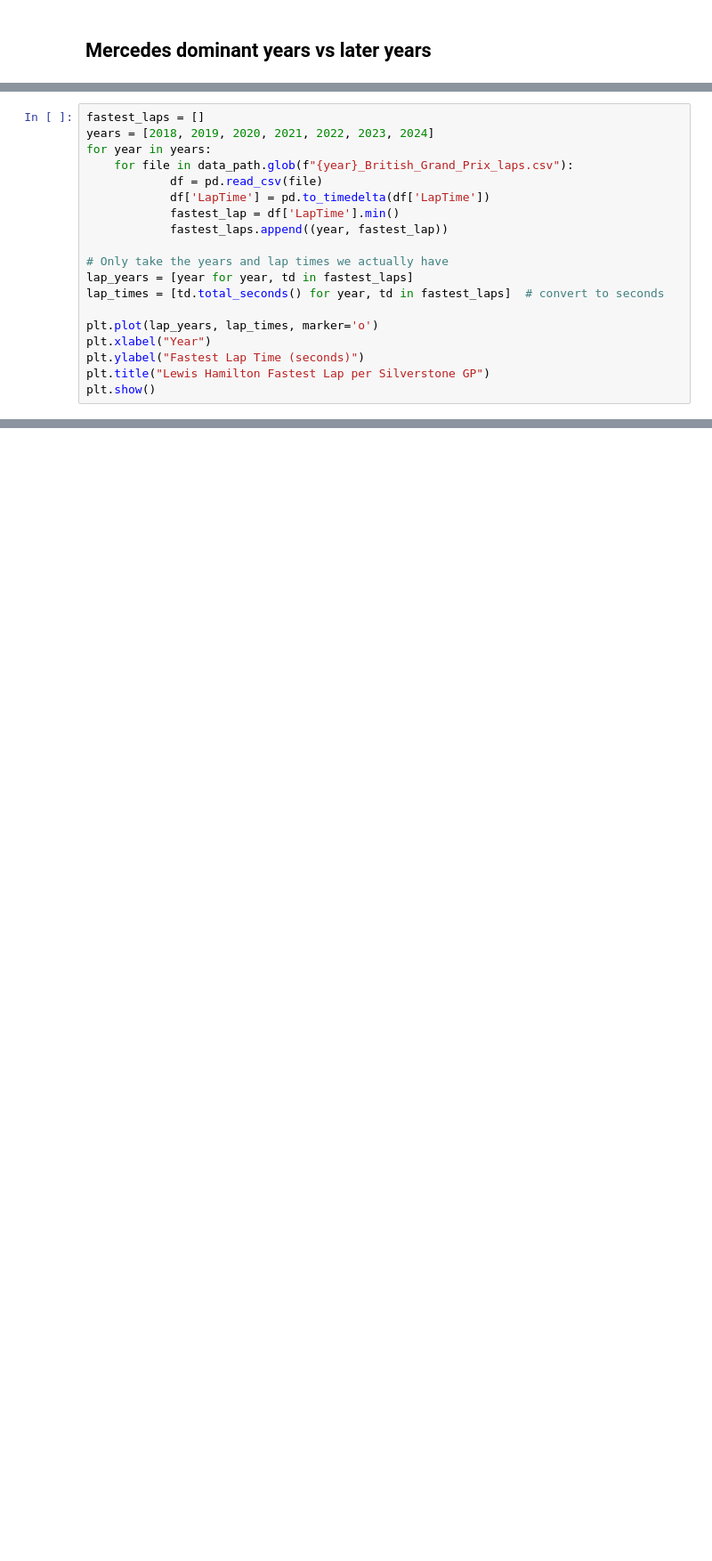
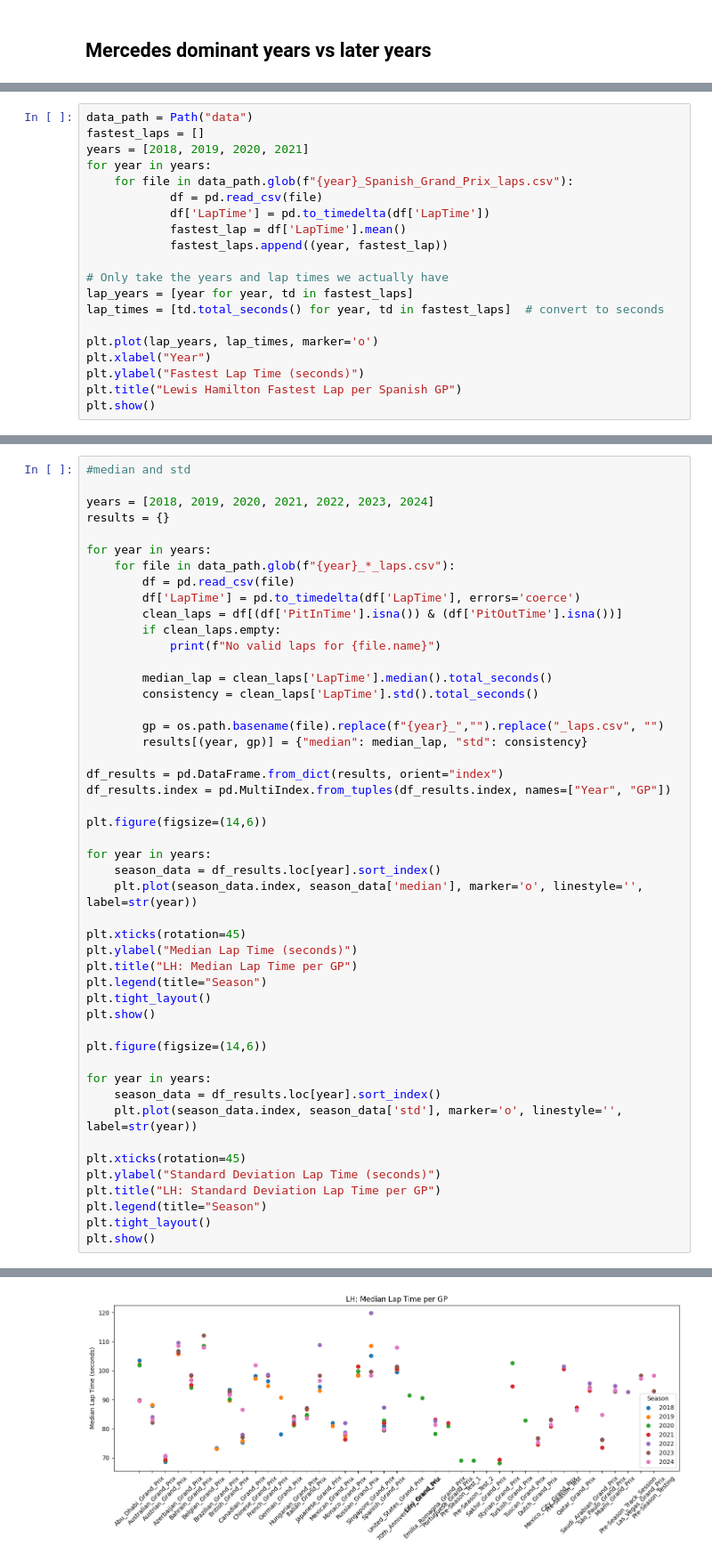
Before and after one commit to is2000/FastF1_LH44, a Jupyter notebook: lewis.ipynb, the cells around one changed output, grey strips where cells are left out. Shown at 89% size. Drawn from its saved outputs; the diff is of its cells as text; blank space fills up the shorter version.

```diff
--- a/lewis.ipynb
+++ b/lewis.ipynb
@@ -200,11 +234,12 @@ Position NaN in last lap for file 2024_United_States_Grand_Prix_laps.csv
 # %%
+data_path = Path("data")
 fastest_laps = []
-years = [2018, 2019, 2020, 2021, 2022, 2023, 2024]
+years = [2018, 2019, 2020, 2021]
 for year in years:
-    for file in data_path.glob(f"{year}_British_Grand_Prix_laps.csv"):
+    for file in data_path.glob(f"{year}_Spanish_Grand_Prix_laps.csv"):
             df = pd.read_csv(file)
             df['LapTime'] = pd.to_timedelta(df['LapTime'])
-            fastest_lap = df['LapTime'].min()
+            fastest_lap = df['LapTime'].mean()
             fastest_laps.append((year, fastest_lap))
 
 # Only take the years and lap times we actually have
@@ -214,6 +249,6 @@ lap_times = [td.total_seconds() for year, td in fastest_laps]  # convert to seco
 plt.plot(lap_years, lap_times, marker='o')
 plt.xlabel("Year")
 plt.ylabel("Fastest Lap Time (seconds)")
-plt.title("Lewis Hamilton Fastest Lap per Silverstone GP")
+plt.title("Lewis Hamilton Fastest Lap per Spanish GP")
 plt.show()
 # %% [output]
@@ -220,0 +256,49 @@ plt.show()
+# %%
+#median and std
+
+years = [2018, 2019, 2020, 2021, 2022, 2023, 2024]
+results = {}
+
+for year in years:
+    for file in data_path.glob(f"{year}_*_laps.csv"):
+        df = pd.read_csv(file)
+        df['LapTime'] = pd.to_timedelta(df['LapTime'], errors='coerce')
+        clean_laps = df[(df['PitInTime'].isna()) & (df['PitOutTime'].isna())]
+        if clean_laps.empty:
+            print(f"No valid laps for {file.name}")
+
+        median_lap = clean_laps['LapTime'].median().total_seconds()
+        consistency = clean_laps['LapTime'].std().total_seconds()
+
+        gp = os.path.basename(file).replace(f"{year}_","").replace("_laps.csv", "")
+        results[(year, gp)] = {"median": median_lap, "std": consistency}
+
+df_results = pd.DataFrame.from_dict(results, orient="index")
+df_results.index = pd.MultiIndex.from_tuples(df_results.index, names=["Year", "GP"])
+
+plt.figure(figsize=(14,6))
+
+for year in years:
+    season_data = df_results.loc[year].sort_index()
+    plt.plot(season_data.index, season_data['median'], marker='o', linestyle='', label=str(year))
+
+plt.xticks(rotation=45)
+plt.ylabel("Median Lap Time (seconds)")
+plt.title("LH: Median Lap Time per GP")
+plt.legend(title="Season")
+plt.tight_layout()
+plt.show()
+
+plt.figure(figsize=(14,6))
+
+for year in years:
+    season_data = df_results.loc[year].sort_index()
+    plt.plot(season_data.index, season_data['std'], marker='o', linestyle='', label=str(year))
+
+plt.xticks(rotation=45)
+plt.ylabel("Standard Deviation Lap Time (seconds)")
+plt.title("LH: Standard Deviation Lap Time per GP")
+plt.legend(title="Season")
+plt.tight_layout()
+plt.show()
+# %% [output]
@@ -220,0 +306 @@ plt.show()
+[figure, added]
```
Also changed, not shown: parts of 10 cells of this notebook.
